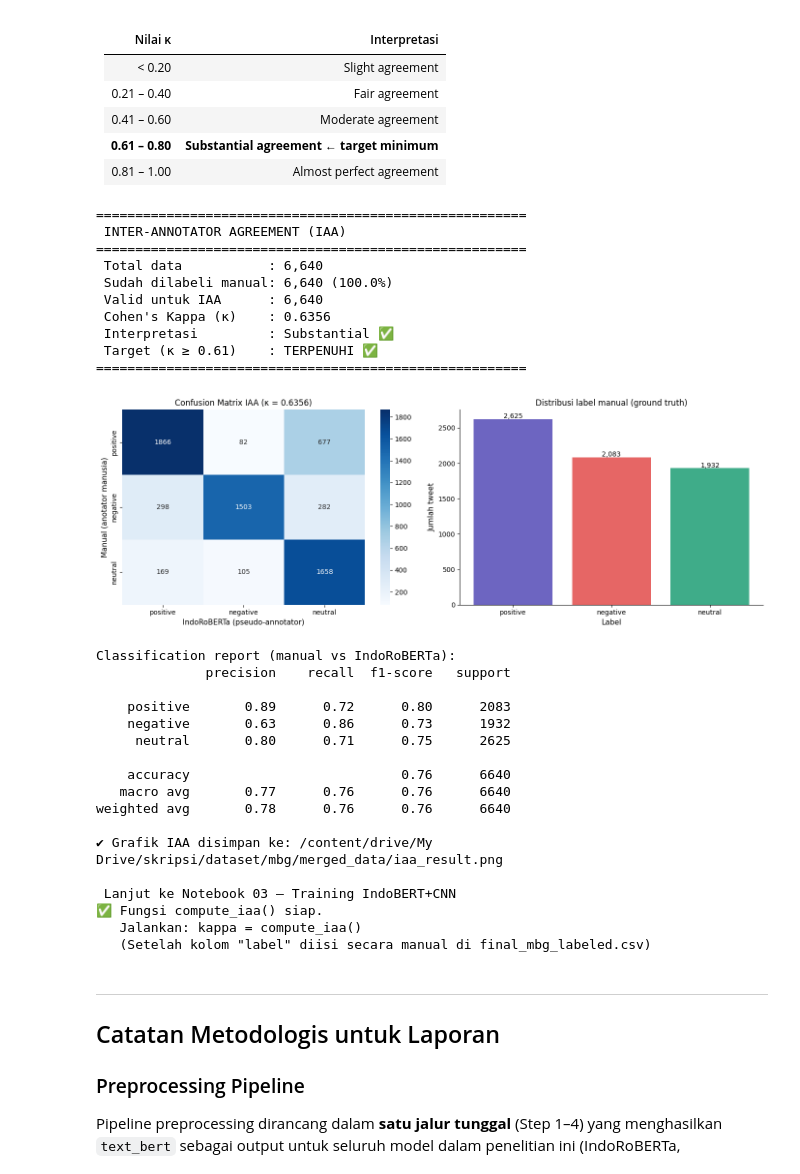
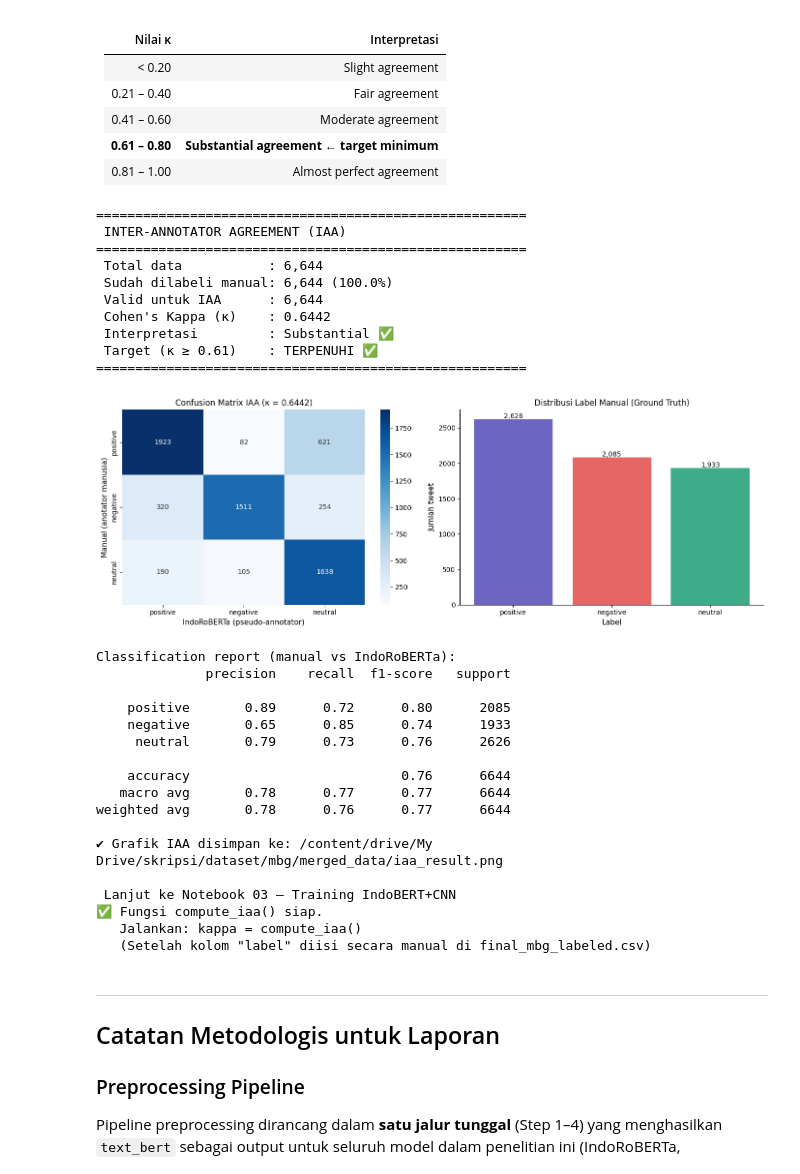
Before and after one commit to roziqinkhoeru/mbg_bertn_cnn, a Jupyter notebook: extended/pipeline/02_preprocessing_and_labeling.ipynb, the cells around one changed output. Cells and saved outputs as stored; diff of their text form; code cells hidden in the pictures.

```diff
--- a/extended/pipeline/02_preprocessing_and_labeling.ipynb
+++ b/extended/pipeline/02_preprocessing_and_labeling.ipynb
@@ -650,7 +662,7 @@ axes[0].axvline(x=0.8, color='#1D9E75', linestyle='--',
                 linewidth=1.5, label='Threshold 0.80')
 axes[0].set_xlabel('Confidence score', fontsize=11)
 axes[0].set_ylabel('Jumlah tweet', fontsize=11)
-axes[0].set_title('Distribusi confidence score IndoRoBERTa', fontsize=12)
+axes[0].set_title('Distribusi Confidence Score IndoRoBERTa', fontsize=12)
 axes[0].legend(fontsize=10)
 sns.despine(ax=axes[0])
 
@@ -666,7 +678,7 @@ tier_dist.plot(kind='bar', ax=axes[1],
                edgecolor='none', width=0.65)
 axes[1].set_xlabel('Confidence tier', fontsize=11)
 axes[1].set_ylabel('Jumlah tweet', fontsize=11)
-axes[1].set_title('Distribusi label per confidence tier', fontsize=12)
+axes[1].set_title('Distribusi Label per Confidence Tier', fontsize=12)
 axes[1].tick_params(axis='x', rotation=15)
 axes[1].legend(title='Label', fontsize=9)
 sns.despine(ax=axes[1])
@@ -847,7 +859,7 @@ def compute_iaa(filepath=OUTPUT_PATH):
                      f'{val:,}', ha='center', fontsize=10)
     axes[1].set_xlabel('Label', fontsize=11)
     axes[1].set_ylabel('Jumlah tweet', fontsize=11)
-    axes[1].set_title('Distribusi label manual (ground truth)', fontsize=12)
+    axes[1].set_title('Distribusi Label Manual (Ground Truth)', fontsize=12)
     sns.despine(ax=axes[1])
 
     plt.tight_layout()
@@ -856,48 +868,48 @@ def compute_iaa(filepath=OUTPUT_PATH):
 
     # ── Classification report ─────────────────────────────────────────────────
     print('\nClassification report (manual vs IndoRoBERTa):')
     print(classification_report(
         df_valid['label'], df_valid['label_roberta'],
         target_names=label_order
     ))
 
     print(f'✔ Grafik IAA disimpan ke: {OUTPUT_DIR}/iaa_result.png')
 
     if kappa >= 0.61:
         print('\n Lanjut ke Notebook 03 — Training IndoBERT+CNN')
     else:
         print('\n Tinjau ulang annotation guideline dan perbaiki label yang meragukan.')
 
     return kappa
 
 
 # ── Panggil setelah anotasi manual selesai ────────────────────────────────────
 kappa = compute_iaa()
 print('✅ Fungsi compute_iaa() siap.')
 print('   Jalankan: kappa = compute_iaa()')
 print('   (Setelah kolom "label" diisi secara manual di final_mbg_labeled.csv)')
 # %% [output]
 =======================================================
  INTER-ANNOTATOR AGREEMENT (IAA)
 =======================================================
- Total data           : 6,640
- Sudah dilabeli manual: 6,640 (100.0%)
- Valid untuk IAA      : 6,640
- Cohen's Kappa (κ)    : 0.6356
+ Total data           : 6,644
+ Sudah dilabeli manual: 6,644 (100.0%)
+ Valid untuk IAA      : 6,644
+ Cohen's Kappa (κ)    : 0.6442
  Interpretasi         : Substantial ✅
  Target (κ ≥ 0.61)    : TERPENUHI ✅
 =======================================================
-[figure, old version]
+[figure, new version]
 Classification report (manual vs IndoRoBERTa):
               precision    recall  f1-score   support
 
-    positive       0.89      0.72      0.80      2083
-    negative       0.63      0.86      0.73      1932
-     neutral       0.80      0.71      0.75      2625
+    positive       0.89      0.72      0.80      2085
+    negative       0.65      0.85      0.74      1933
+     neutral       0.79      0.73      0.76      2626
 
-    accuracy                           0.76      6640
-   macro avg       0.77      0.76      0.76      6640
-weighted avg       0.78      0.76      0.76      6640
+    accuracy                           0.76      6644
+   macro avg       0.78      0.77      0.77      6644
+weighted avg       0.78      0.76      0.77      6644
 
 ✔ Grafik IAA disimpan ke: /content/drive/My Drive/skripsi/dataset/mbg/merged_data/iaa_result.png
 
```
Also changed, not shown: parts of 6 cells of this notebook.
